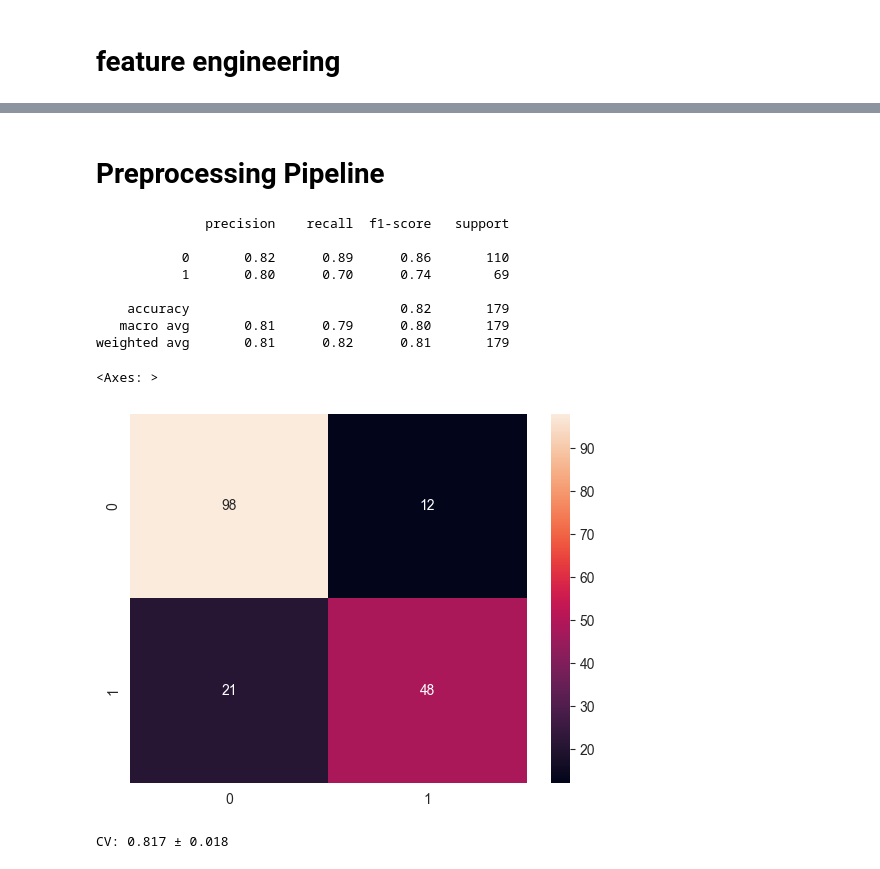
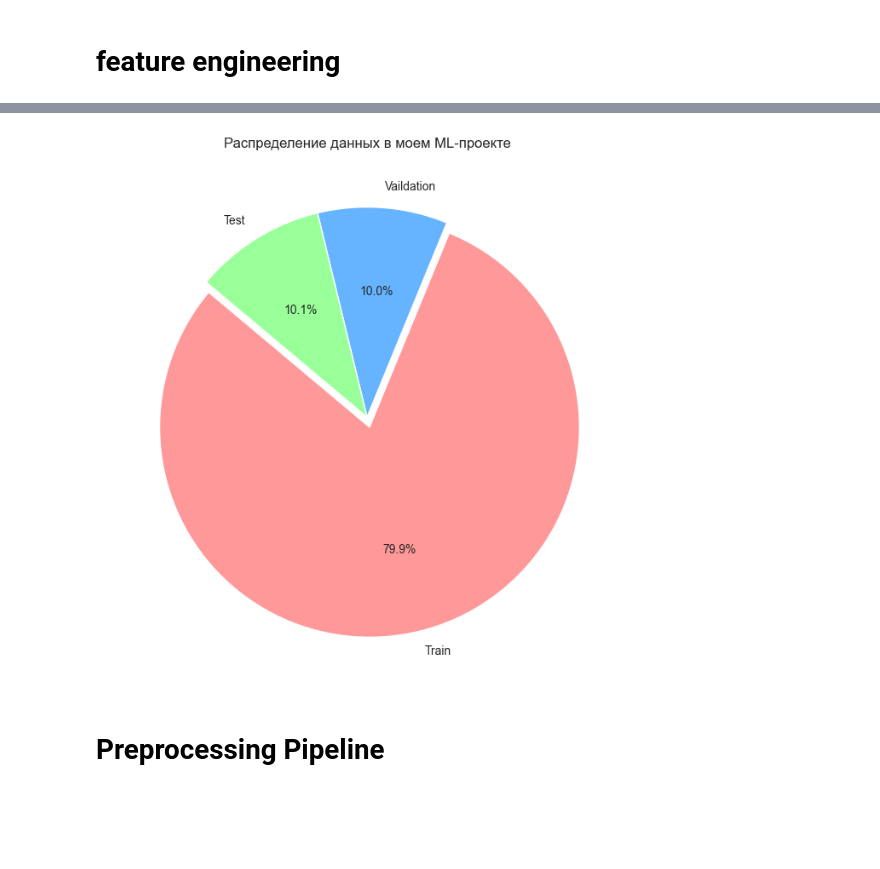
Before and after one commit to Netall0/ML, a Jupyter notebook: notebooks/eda.ipynb, the cells around one changed output, grey strips where cells are left out. Drawn from its saved outputs; the diff is of its cells as text; code cells hidden in the pictures; blank space fills up the shorter version.

```diff
--- a/notebooks/eda.ipynb
+++ b/notebooks/eda.ipynb
@@ -173,3 +209,31 @@ df.head()
 | 2 | 3 | 1 | 3 | Heikkinen, Miss. Laina | female | 26.0 | 0 | 0 | STON/O2. 3101282 | 7.9250 | ... |
 | 3 | 4 | 1 | 1 | Futrelle, Mrs. Jacques Heath (Lil... | female | 35.0 | 1 | 0 | 113803 | 53.1000 | ... |
 | 4 | 5 | 0 | 3 | Allen, Mr. William Henry | male | 35.0 | 0 | 0 | 373450 | 8.0500 | ... |
+# %%
+from sklearn.model_selection import train_test_split, cross_val_score,  GridSearchCV
+from sklearn.ensemble import RandomForestClassifier
+
+X = df.drop('Survived', axis=1)
+y = df['Survived']
+
+X_train, X_temp, y_train, y_temp = train_test_split(X, y, test_size=0.2, random_state=42,)
+X_val, X_test, y_val, y_test = train_test_split(X_temp, y_temp, test_size=0.5, random_state=42, )
+
+
+#check data allocation
+# %%
+# visualize data distribution
+
+
+labels  = ['Train','Vaildation','Test']
+sizes = [round(len(X_train)),round(len(X_val)),round(len(X_test))]
+colors = ['#ff9999','#66b3ff','#99ff99']
+
+plt.figure(figsize=(8,8))
+
+plt.pie(sizes,labels=labels,autopct='%1.1f%%',colors=colors,startangle=140,explode=(0.05,0,0))
+
+plt.title('Распределение данных в моем ML-проекте')
+plt.show()
+# %% [output]
+[figure, added]
@@ -220,40 +278,0 @@ X_val, X_test, y_val, y_test = train_test_split(
-# %%
-from sklearn.metrics import classification_report, confusion_matrix
-from sklearn.linear_model import LogisticRegression
-
-
-
-model = Pipeline(
-    [
-        ('preprocessor', preprocessor),
-        ('classifier', LogisticRegression(C=0.1)) # protection against overfitting
-    ]
-)
-
-
-y_pred = model.fit(X_train,y_train).predict(X_test)
-
-
-print(classification_report(y_test, y_pred))
-sns.heatmap(confusion_matrix(y_test, y_pred), annot=True, fmt='d')
-# %% [output]
-              precision    recall  f1-score   support
-
-           0       0.82      0.89      0.86       110
-           1       0.80      0.70      0.74        69
-
-    accuracy                           0.82       179
-   macro avg       0.81      0.79      0.80       179
-weighted avg       0.81      0.82      0.81       179
-<Axes: >
-[figure, removed]
-# %%
-from sklearn.model_selection import cross_val_score
-
-cv_scores = cross_val_score(
-    model, X_train, y_train, cv=5, scoring='accuracy'
-)
-
-print(f"CV: {cv_scores.mean():.3f} ± {cv_scores.std():.3f}")
-# %% [output]
-CV: 0.817 ± 0.018
```
Also changed, not shown: parts of 17 cells of this notebook, 1 other file.
